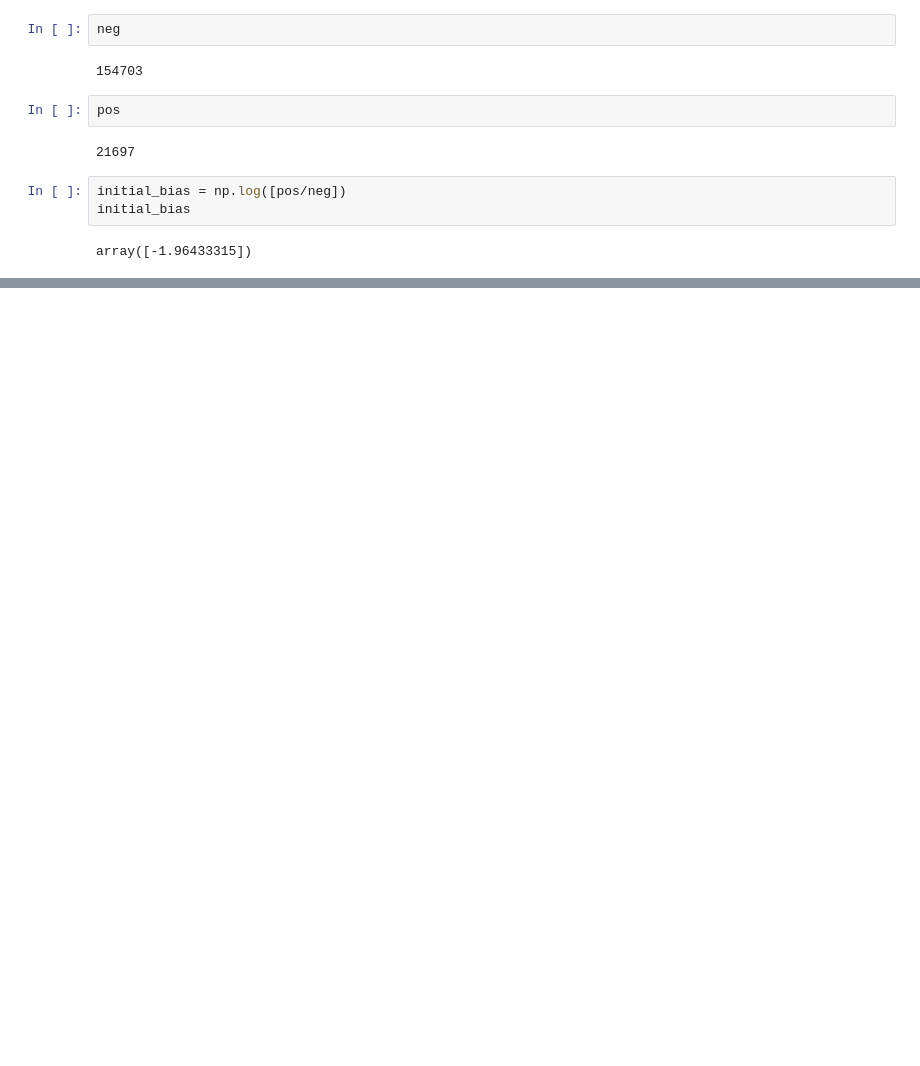
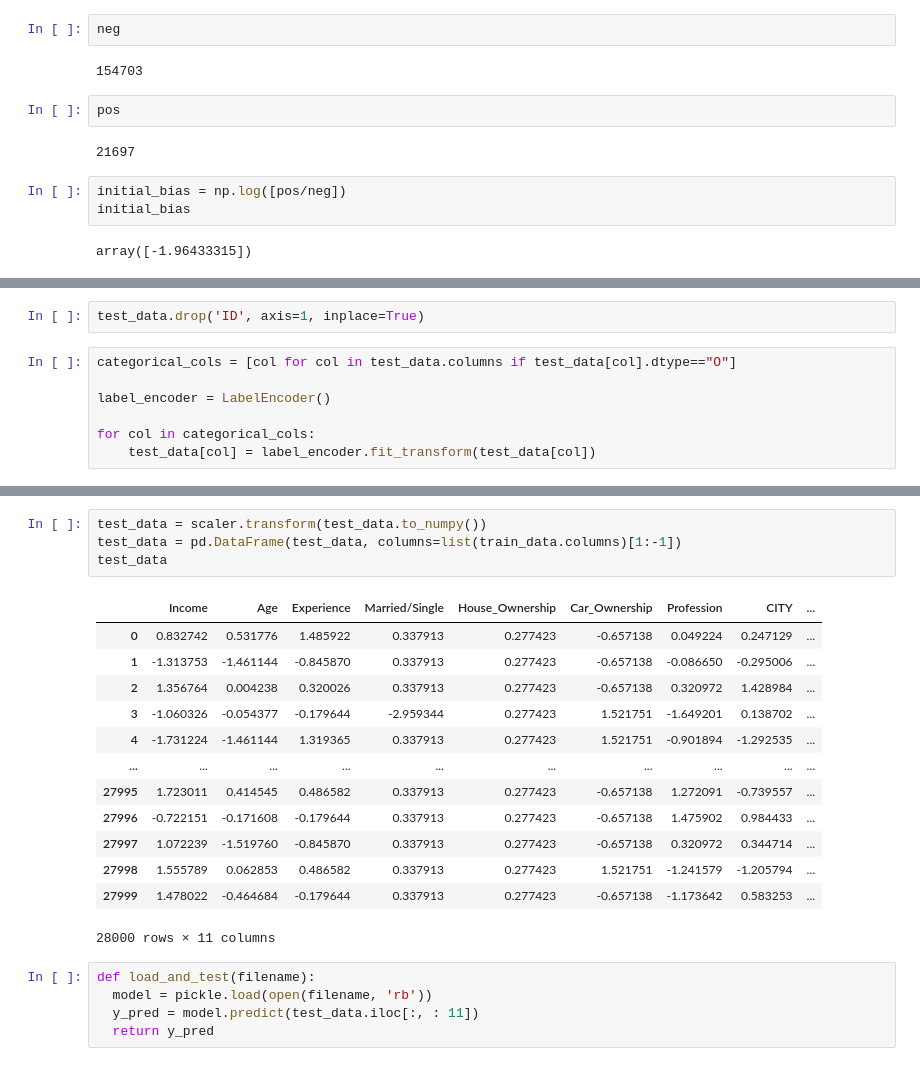
Before and after one commit to thadaniumang/Loan-Prediction, a Jupyter notebook: predictor.ipynb, the cells around one changed output, grey strips where cells are left out. Saved outputs shown, nothing was run; the diff lists cells and outputs as text; blank space fills up the shorter version.

```diff
--- a/predictor.ipynb
+++ b/predictor.ipynb
@@ -597,0 +612,9 @@ pickle.dump(model, open(filename, 'wb'))
+# %%
+test_data.drop('ID', axis=1, inplace=True)
+# %%
+categorical_cols = [col for col in test_data.columns if test_data[col].dtype=="O"]
+
+label_encoder = LabelEncoder()
+
+for col in categorical_cols:
+    test_data[col] = label_encoder.fit_transform(test_data[col])
@@ -597,0 +642,23 @@ pickle.dump(model, open(filename, 'wb'))
+# %%
+test_data = scaler.transform(test_data.to_numpy())
+test_data = pd.DataFrame(test_data, columns=list(train_data.columns)[1:-1])
+test_data
+# %% [output]
+|  | Income | Age | Experience | Married/Single | House_Ownership | Car_Ownership | Profession | CITY | ... |
+| 0 | 0.832742 | 0.531776 | 1.485922 | 0.337913 | 0.277423 | -0.657138 | 0.049224 | 0.247129 | ... |
+| 1 | -1.313753 | -1.461144 | -0.845870 | 0.337913 | 0.277423 | -0.657138 | -0.086650 | -0.295006 | ... |
+| 2 | 1.356764 | 0.004238 | 0.320026 | 0.337913 | 0.277423 | -0.657138 | 0.320972 | 1.428984 | ... |
+| 3 | -1.060326 | -0.054377 | -0.179644 | -2.959344 | 0.277423 | 1.521751 | -1.649201 | 0.138702 | ... |
+| 4 | -1.731224 | -1.461144 | 1.319365 | 0.337913 | 0.277423 | 1.521751 | -0.901894 | -1.292535 | ... |
+| ... | ... | ... | ... | ... | ... | ... | ... | ... | ... |
+| 27995 | 1.723011 | 0.414545 | 0.486582 | 0.337913 | 0.277423 | -0.657138 | 1.272091 | -0.739557 | ... |
+| 27996 | -0.722151 | -0.171608 | -0.179644 | 0.337913 | 0.277423 | -0.657138 | 1.475902 | 0.984433 | ... |
+| 27997 | 1.072239 | -1.519760 | -0.845870 | 0.337913 | 0.277423 | -0.657138 | 0.320972 | 0.344714 | ... |
+| 27998 | 1.555789 | 0.062853 | 0.486582 | 0.337913 | 0.277423 | 1.521751 | -1.241579 | -1.205794 | ... |
+| 27999 | 1.478022 | -0.464684 | -0.179644 | 0.337913 | 0.277423 | -0.657138 | -1.173642 | 0.583253 | ... |
+28000 rows × 11 columns
+# %%
+def load_and_test(filename):
+  model = pickle.load(open(filename, 'rb'))
+  y_pred = model.predict(test_data.iloc[:, : 11])
+  return y_pred
```
Also changed, not shown: parts of 46 cells of this notebook.
